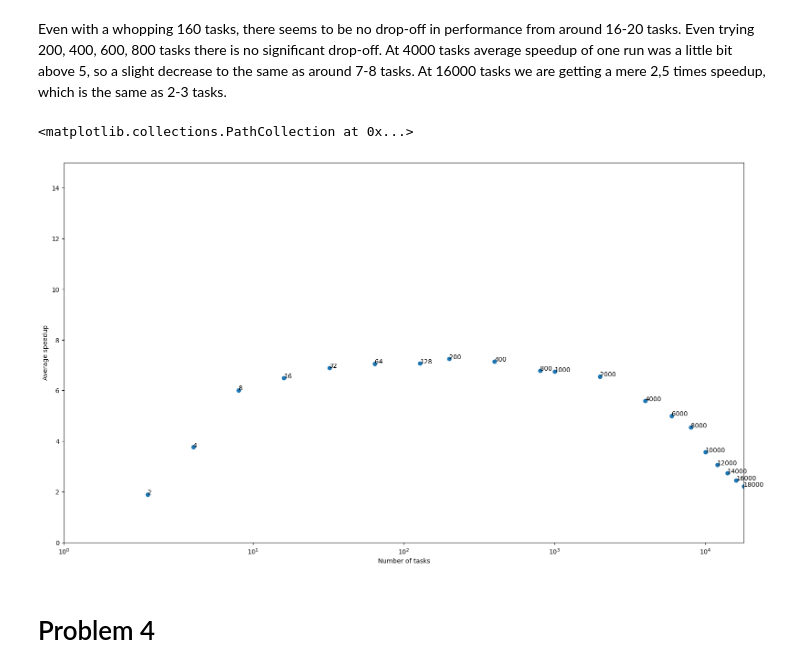
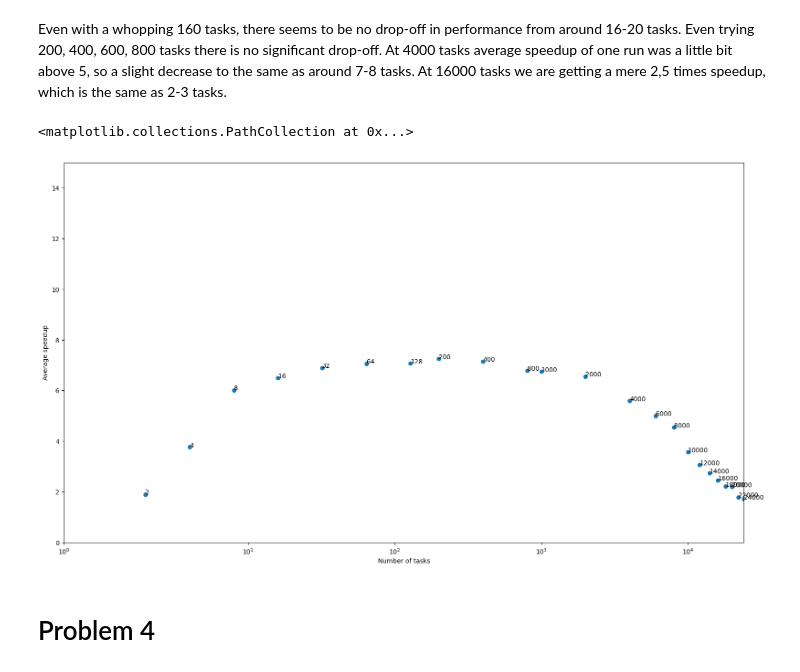
Before and after one commit to LarsRefsgaard/Mandatory1-02158, a Jupyter notebook: Graphs.ipynb, the cells around one changed output. Drawn from its saved outputs; the diff is of its cells as text; code cells hidden in the pictures.

```diff
--- a/Graphs.ipynb
+++ b/Graphs.ipynb
@@ -177,27 +177,27 @@ Even with a whopping 160 tasks, there seems to be no drop-off in performance fro
 # %%
 tasks = [2, 4, 8, 16, 32, 64, 128, 200, 400, 800, 1000, 2000, 4000, 6000, 8000, 10000, 12000, 14000, 16000, 18000, 20000, 22000, 24000]
 
 y = []
 for task in tasks:
     y.append(
         extract_average_speed_from_file(f"results/problem3/shakespeare/tasks={task}.txt")
     )
 
 # scatter plot of y vs x, in the resolution 16:9. y should start at 0.0
 fig, ax = plt.subplots(figsize=(19.2, 10.8))
 ax.set_ylim(0, 15)
-ax.set_xlim(1, 18000)
+ax.set_xlim(1, 24000)
 ax.set_xscale('symlog')
 ax.set_xlabel("Number of tasks")
 ax.set_ylabel("Average speedup")
 # annotate the points with their respective tasks
 for task, txt in enumerate(tasks):
     ax.annotate(txt, (tasks[task], y[task]))
 
 ax.scatter(tasks, y)
 # %% [output]
 <matplotlib.collections.PathCollection at 0x...>
-[figure, old version]
+[figure, new version]
 # %% [markdown]
 # Problem 4
 # %%
```
